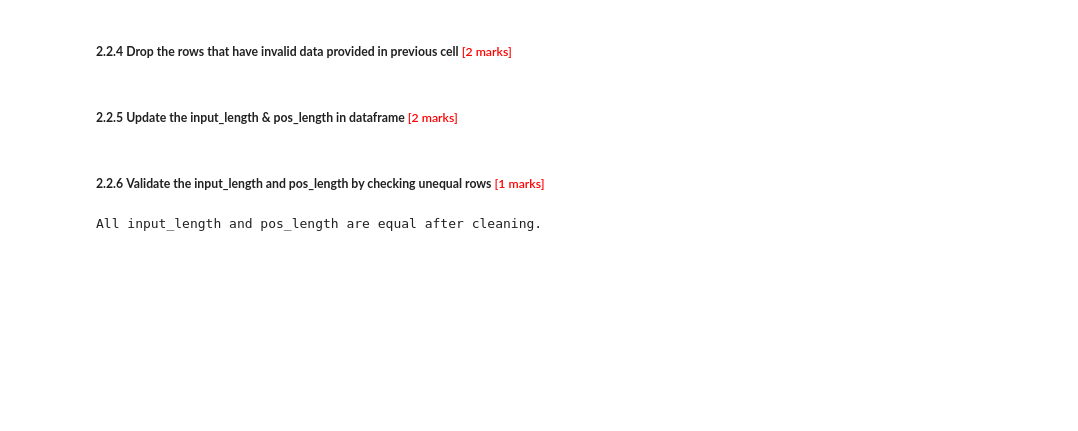
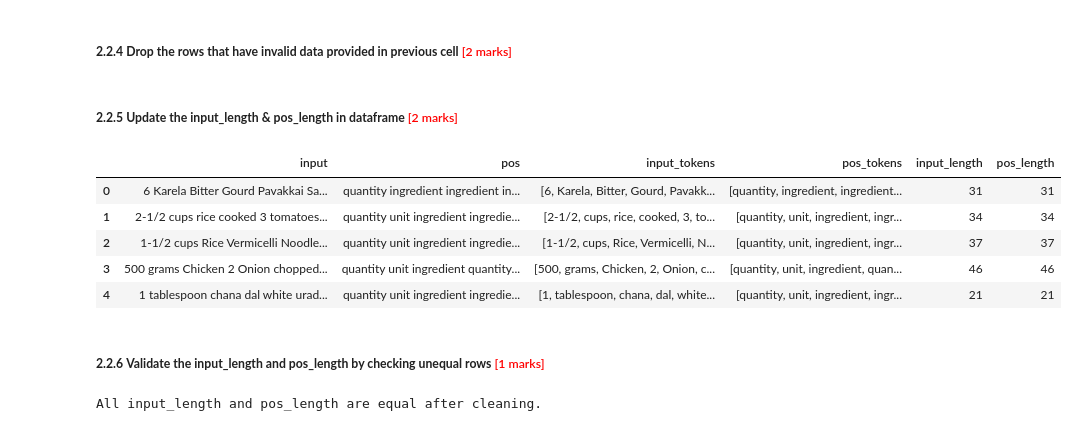
Before and after one commit to avanindra3/crf_custom_recipe_model, a Jupyter notebook: Identifying_Key_Entities_Recipe_Data_Avanindra-Singh.ipynb, the cells around one changed output. Cells and saved outputs as stored; diff of their text form; code cells hidden in the pictures; blank space fills up the shorter version.

```diff
--- a/Identifying_Key_Entities_Recipe_Data_Avanindra-Singh.ipynb
+++ b/Identifying_Key_Entities_Recipe_Data_Avanindra-Singh.ipynb
@@ -228,6 +224,15 @@ df = df[df['input_length'] == df['pos_length']].copy()
 # update the input and pos length in input_length and pos_length
 df['input_length'] = df['input_tokens'].apply(len)
 df['pos_length'] = df['pos_tokens'].apply(len)
+# %%
+df.head()
+# %% [output]
+|  | input | pos | input_tokens | pos_tokens | input_length | pos_length |
+| 0 | 6 Karela Bitter Gourd Pavakkai Sa... | quantity ingredient ingredient in... | [6, Karela, Bitter, Gourd, Pavakk... | [quantity, ingredient, ingredient... | 31 | 31 |
+| 1 | 2-1/2 cups rice cooked 3 tomatoes... | quantity unit ingredient ingredie... | [2-1/2, cups, rice, cooked, 3, to... | [quantity, unit, ingredient, ingr... | 34 | 34 |
+| 2 | 1-1/2 cups Rice Vermicelli Noodle... | quantity unit ingredient ingredie... | [1-1/2, cups, Rice, Vermicelli, N... | [quantity, unit, ingredient, ingr... | 37 | 37 |
+| 3 | 500 grams Chicken 2 Onion chopped... | quantity unit ingredient quantity... | [500, grams, Chicken, 2, Onion, c... | [quantity, unit, ingredient, quan... | 46 | 46 |
+| 4 | 1 tablespoon chana dal white urad... | quantity unit ingredient ingredie... | [1, tablespoon, chana, dal, white... | [quantity, unit, ingredient, ingr... | 21 | 21 |
 # %% [markdown]
 ##### **2.2.6** **Validate the input_length and pos_length by checking unequal rows** <font color = red> [1 marks]</font> <br>
 # %%
```
Also changed, not shown: parts of 11 cells of this notebook.
